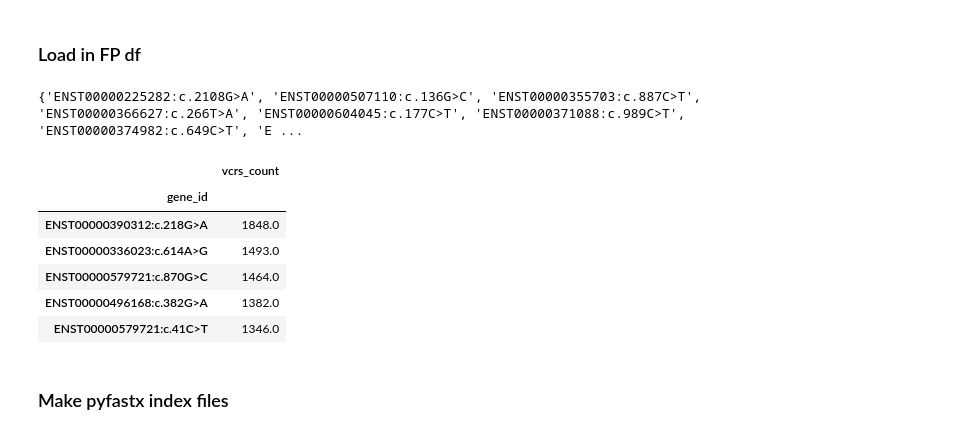
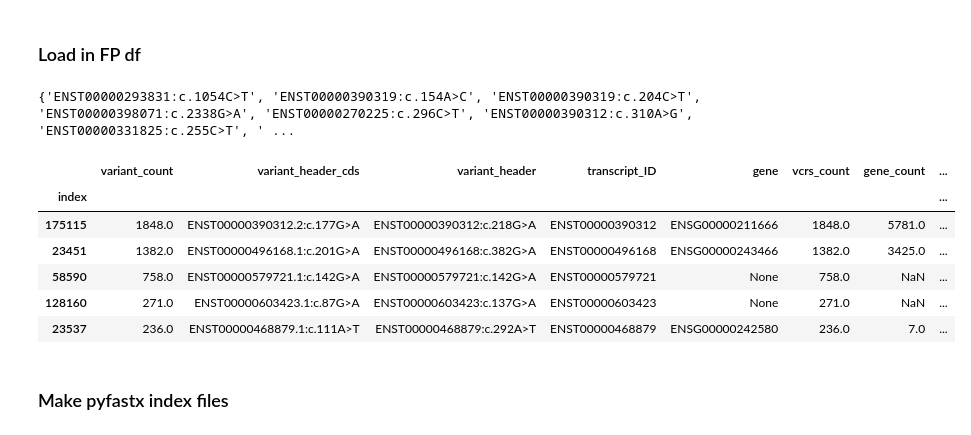
Before and after one commit to pachterlab/RLSRP_2025, a Jupyter notebook: notebooks/SuppX_pull_out_reads_for_alignment_viz_geuvadis.ipynb, the cells around one changed output. Cells and saved outputs as stored; diff of their text form; code cells hidden in the pictures.

```diff
--- a/notebooks/SuppX_pull_out_reads_for_alignment_viz_geuvadis.ipynb
+++ b/notebooks/SuppX_pull_out_reads_for_alignment_viz_geuvadis.ipynb
@@ -108,21 +122,22 @@ if not os.path.exists(bowtie_reference_dir) or len(os.listdir(bowtie_reference_d
 # %%
 fp_df = pd.read_parquet(fp_df_path)
 fp_df = fp_df.sort_values("vcrs_count", ascending=False)
 if number_of_variants is not None:
     fp_df = fp_df.head(number_of_variants)
 
-fps = set(fp_df.index.tolist())
+# fp_df = fp_df.set_index('variant_header')
+fps = set(fp_df['variant_header'].tolist())
 print(fps)
 fp_df.head()
 # %% [output]
-{'ENST00000225282:c.2108G>A', 'ENST00000507110:c.136G>C', 'ENST00000355703:c.887C>T', 'ENST00000366627:c.266T>A', 'ENST00000604045:c.177C>T', 'ENST00000371088:c.989C>T', 'ENST00000374982:c.649C>T', 'E ...
+{'ENST00000293831:c.1054C>T', 'ENST00000390319:c.154A>C', 'ENST00000390319:c.204C>T', 'ENST00000398071:c.2338G>A', 'ENST00000270225:c.296C>T', 'ENST00000390312:c.310A>G', 'ENST00000331825:c.255C>T', ' ...
-|  | vcrs_count |
-| gene_id |  |
-| ENST00000390312:c.218G>A | 1848.0 |
-| ENST00000336023:c.614A>G | 1493.0 |
-| ENST00000579721:c.870G>C | 1464.0 |
-| ENST00000496168:c.382G>A | 1382.0 |
-| ENST00000579721:c.41C>T | 1346.0 |
+|  | variant_count | variant_header_cds | variant_header | transcript_ID | gene | vcrs_count | gene_count | ... |
+| index |  |  |  |  |  |  |  | ... |
+| 175115 | 1848.0 | ENST00000390312.2:c.177G>A | ENST00000390312:c.218G>A | ENST00000390312 | ENSG00000211666 | 1848.0 | 5781.0 | ... |
+| 23451 | 1382.0 | ENST00000496168.1:c.201G>A | ENST00000496168:c.382G>A | ENST00000496168 | ENSG00000243466 | 1382.0 | 3425.0 | ... |
+| 58590 | 758.0 | ENST00000579721.1:c.142G>A | ENST00000579721:c.142G>A | ENST00000579721 | None | 758.0 | NaN | ... |
+| 128160 | 271.0 | ENST00000603423.1:c.87G>A | ENST00000603423:c.137G>A | ENST00000603423 | None | 271.0 | NaN | ... |
+| 23537 | 236.0 | ENST00000468879.1:c.111A>T | ENST00000468879:c.292A>T | ENST00000468879 | ENSG00000242580 | 236.0 | 7.0 | ... |
 # %% [markdown]
 ### Make pyfastx index files
 # %%
```
Also changed, not shown: parts of 26 cells of this notebook, 5 other files.
